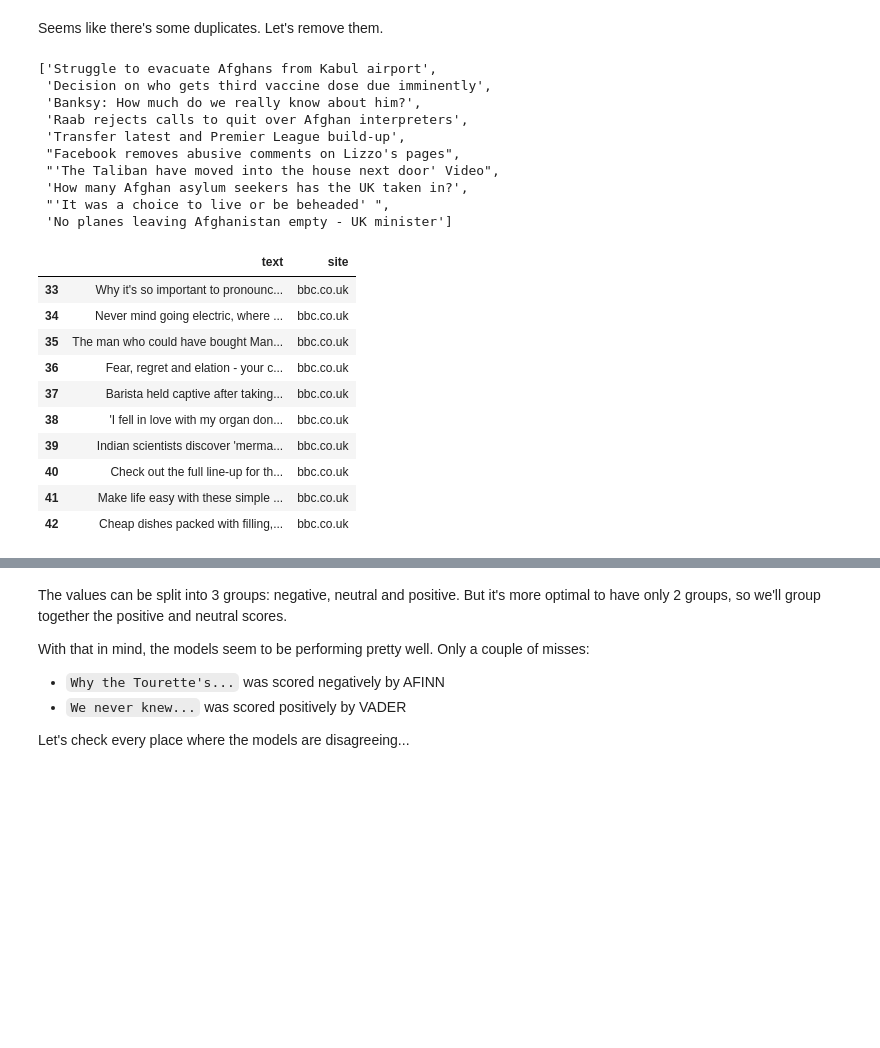
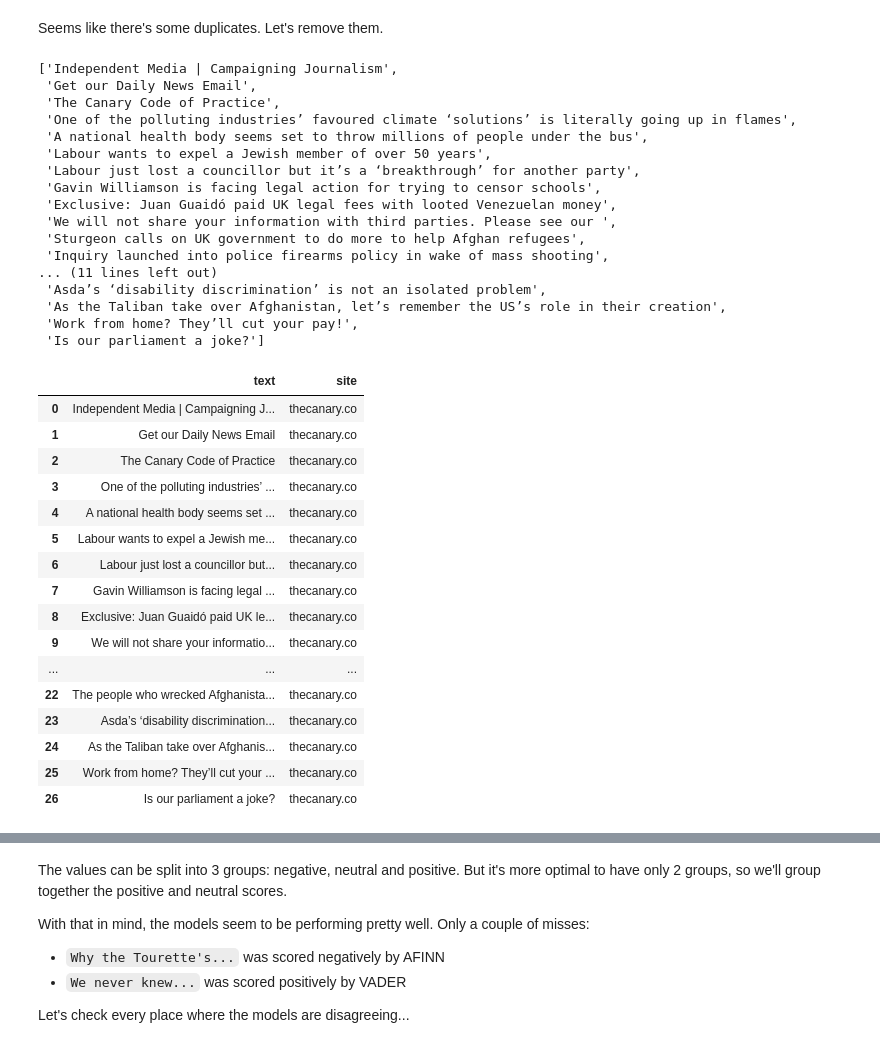
Before and after one commit to mihailthebuilder/bright-news-backend, a Jupyter notebook: research/main.ipynb, the cells around one changed output, grey strips where cells are left out. Saved outputs shown, nothing was run; the diff lists cells and outputs as text; code cells hidden in the pictures; blank space fills up the shorter version.

Commit message:
finalised canary parsing

```diff
--- a/research/main.ipynb
+++ b/research/main.ipynb
@@ -20,7 +20,7 @@ def request(url):
 
     return my_session.get(url, headers=headers, cookies=for_cookies, timeout=5)
 
-url = "bbc.co.uk"
+url = "thecanary.co"
 
 response = request(url)
 # %% [markdown]
@@ -126,18 +135,25 @@ for text_l in long_text:
     if unique:
         unique_li.append(text_l)
 # %%
-unique_li[0:10]
+unique_li
 # %% [output]
-['Struggle to evacuate Afghans from Kabul airport',
- 'Decision on who gets third vaccine dose due imminently',
- 'Banksy: How much do we really know about him?',
- 'Raab rejects calls to quit over Afghan interpreters',
- 'Transfer latest and Premier League build-up',
- "Facebook removes abusive comments on Lizzo's pages",
- "'The Taliban have moved into the house next door' Video",
- 'How many Afghan asylum seekers has the UK taken in?',
- "'It was a choice to live or be beheaded' ",
- 'No planes leaving Afghanistan empty - UK minister']
+['Independent Media | Campaigning Journalism',
+ 'Get our Daily News Email',
+ 'The Canary Code of Practice',
+ 'One of the polluting industries’ favoured climate ‘solutions’ is literally going up in flames',
+ 'A national health body seems set to throw millions of people under the bus',
+ 'Labour wants to expel a Jewish member of over 50 years',
+ 'Labour just lost a councillor but it’s a ‘breakthrough’ for another party',
+ 'Gavin Williamson is facing legal action for trying to censor schools',
+ 'Exclusive: Juan Guaidó paid UK legal fees with looted Venezuelan money',
+ 'We will not share your information with third parties. Please see our ',
+ 'Sturgeon calls on UK government to do more to help Afghan refugees',
+ 'Inquiry launched into police firearms policy in wake of mass shooting',
+... (11 lines left out)
+ 'Asda’s ‘disability discrimination’ is not an isolated problem',
+ 'As the Taliban take over Afghanistan, let’s remember the US’s role in their creation',
+ 'Work from home? They’ll cut your pay!',
+ 'Is our parliament a joke?']
 # %%
 import pandas as pd
 
@@ -147,19 +163,25 @@ pd.set_option('display.max_colwidth', None)
 token_df = pd.DataFrame(unique_li,columns=["text"])
 token_df["site"] = url
 # %%
-token_df[33:43]
+token_df
 # %% [output]
 |  | text | site |
-| 33 | Why it's so important to pronounc... | bbc.co.uk |
-| 34 | Never mind going electric, where ... | bbc.co.uk |
-| 35 | The man who could have bought Man... | bbc.co.uk |
-| 36 | Fear, regret and elation - your c... | bbc.co.uk |
-| 37 | Barista held captive after taking... | bbc.co.uk |
-| 38 | 'I fell in love with my organ don... | bbc.co.uk |
-| 39 | Indian scientists discover 'merma... | bbc.co.uk |
-| 40 | Check out the full line-up for th... | bbc.co.uk |
-| 41 | Make life easy with these simple ... | bbc.co.uk |
-| 42 | Cheap dishes packed with filling,... | bbc.co.uk |
+| 0 | Independent Media | Campaigning J... | thecanary.co |
+| 1 | Get our Daily News Email | thecanary.co |
+| 2 | The Canary Code of Practice | thecanary.co |
+| 3 | One of the polluting industries’ ... | thecanary.co |
+| 4 | A national health body seems set ... | thecanary.co |
+| 5 | Labour wants to expel a Jewish me... | thecanary.co |
+| 6 | Labour just lost a councillor but... | thecanary.co |
+| 7 | Gavin Williamson is facing legal ... | thecanary.co |
+| 8 | Exclusive: Juan Guaidó paid UK le... | thecanary.co |
+| 9 | We will not share your informatio... | thecanary.co |
+| ... | ... | ... |
+| 22 | The people who wrecked Afghanista... | thecanary.co |
+| 23 | Asda’s ‘disability discrimination... | thecanary.co |
+| 24 | As the Taliban take over Afghanis... | thecanary.co |
+| 25 | Work from home? They’ll cut your ... | thecanary.co |
+| 26 | Is our parliament a joke? | thecanary.co |
 # %%
 results = pd.DataFrame(columns=["text","site"])
 # %%
```
Also changed, not shown: parts of 4 cells of this notebook, 3 other files.
